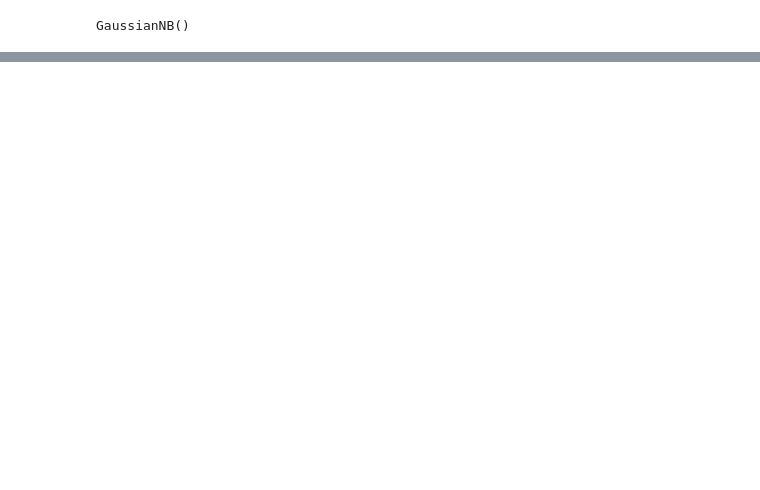
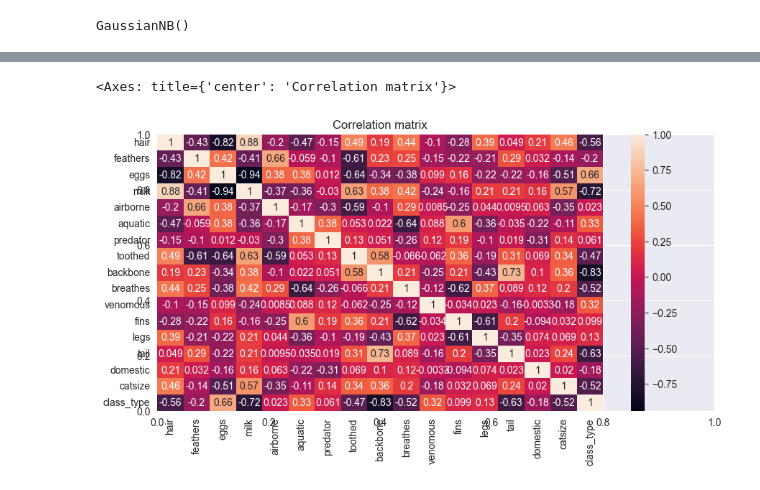
Before and after one commit to tundraparisi/dscoding-projects, a Jupyter notebook: ikram.naser/animals_project/data-import.ipynb, the cells around one changed output, grey strips where cells are left out. Cells and saved outputs as stored; diff of their text form; code cells hidden in the pictures; blank space fills up the shorter version.

```diff
--- a/ikram.naser/animals_project/data-import.ipynb
+++ b/ikram.naser/animals_project/data-import.ipynb
@@ -431,0 +636,10 @@ Train Accuracy :  1.0
+# %%
+#correlation analysis
+plt.subplots(figsize=(10,5)) # 1000x500 with 3 Axes
+ax = plt.axes()
+ax.set_title('Correlation matrix')
+corr = zoo.iloc[:, 1:].corr()
+sns.heatmap(corr, annot=True, xticklabels=corr.columns.values, yticklabels=corr.columns.values)
+# %% [output]
+<Axes: title={'center': 'Correlation matrix'}>
+[figure, added]
```
Also changed, not shown: parts of 56 cells of this notebook.
